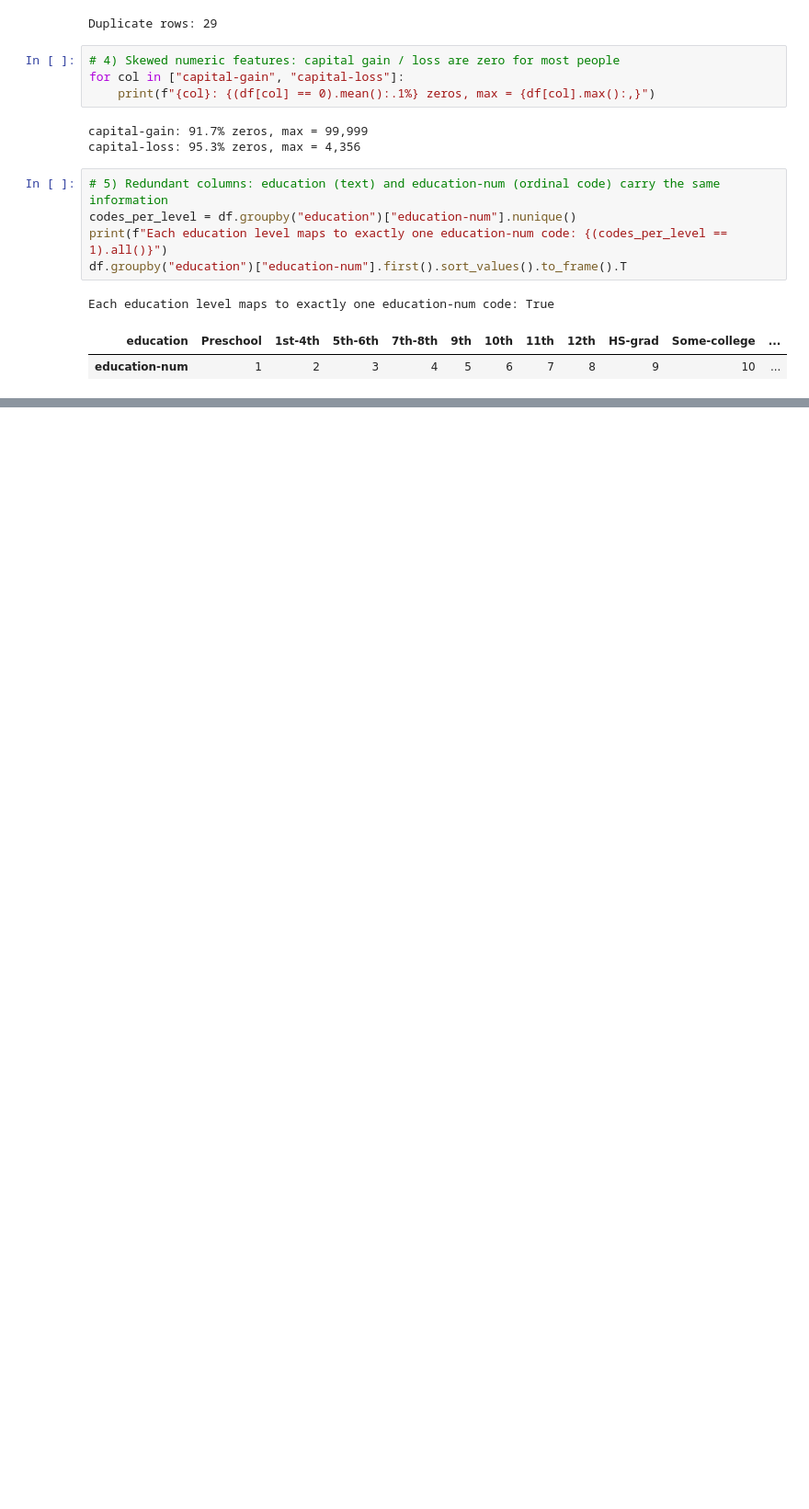
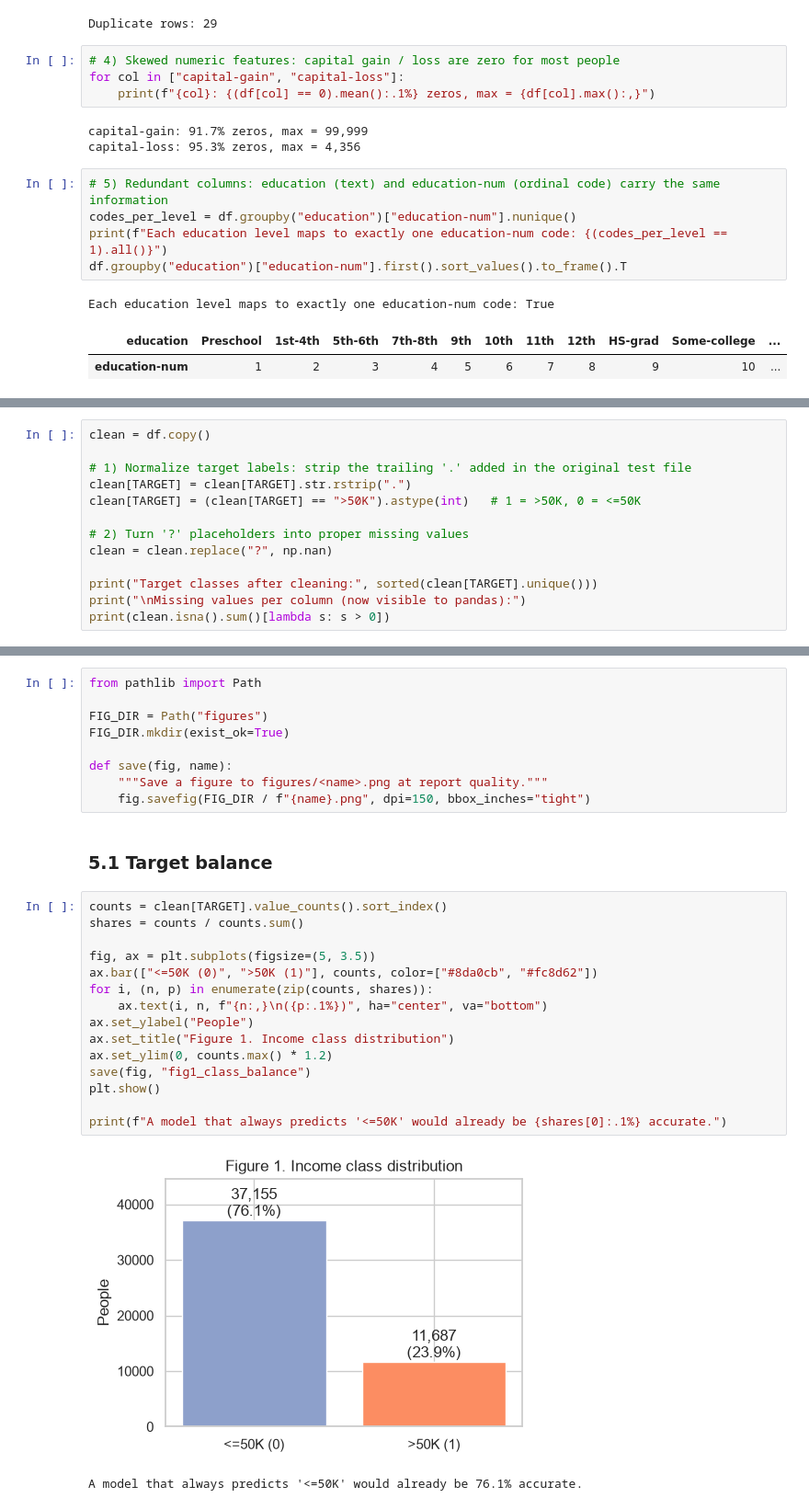
Before and after one commit to alexander-kuzmin-us/MachineLearningFoundations, a Jupyter notebook: modeling.ipynb, the cells around one changed output, grey strips where cells are left out. Shown at 92% size. Cells and saved outputs as stored; diff of their text form; blank space fills up the shorter version.

```diff
--- a/modeling.ipynb
+++ b/modeling.ipynb
@@ -155,0 +164,13 @@ Each education level maps to exactly one education-num code: True
+# %%
+clean = df.copy()
+
+# 1) Normalize target labels: strip the trailing '.' added in the original test file
+clean[TARGET] = clean[TARGET].str.rstrip(".")
+clean[TARGET] = (clean[TARGET] == ">50K").astype(int)   # 1 = >50K, 0 = <=50K
+
+# 2) Turn '?' placeholders into proper missing values
+clean = clean.replace("?", np.nan)
+
+print("Target classes after cleaning:", sorted(clean[TARGET].unique()))
+print("\nMissing values per column (now visible to pandas):")
+print(clean.isna().sum()[lambda s: s > 0])
@@ -155,0 +188,29 @@ Each education level maps to exactly one education-num code: True
+# %%
+from pathlib import Path
+
+FIG_DIR = Path("figures")
+FIG_DIR.mkdir(exist_ok=True)
+
+def save(fig, name):
+    """Save a figure to figures/<name>.png at report quality."""
+    fig.savefig(FIG_DIR / f"{name}.png", dpi=150, bbox_inches="tight")
+# %% [markdown]
+### 5.1 Target balance
+# %%
+counts = clean[TARGET].value_counts().sort_index()
+shares = counts / counts.sum()
+
+fig, ax = plt.subplots(figsize=(5, 3.5))
+ax.bar(["<=50K (0)", ">50K (1)"], counts, color=["#8da0cb", "#fc8d62"])
+for i, (n, p) in enumerate(zip(counts, shares)):
+    ax.text(i, n, f"{n:,}\n({p:.1%})", ha="center", va="bottom")
+ax.set_ylabel("People")
+ax.set_title("Figure 1. Income class distribution")
+ax.set_ylim(0, counts.max() * 1.2)
+save(fig, "fig1_class_balance")
+plt.show()
+
+print(f"A model that always predicts '<=50K' would already be {shares[0]:.1%} accurate.")
+# %% [output]
+[figure, added]
+A model that always predicts '<=50K' would already be 76.1% accurate.
```
Also changed, not shown: parts of 25 cells of this notebook, 6 other files.
